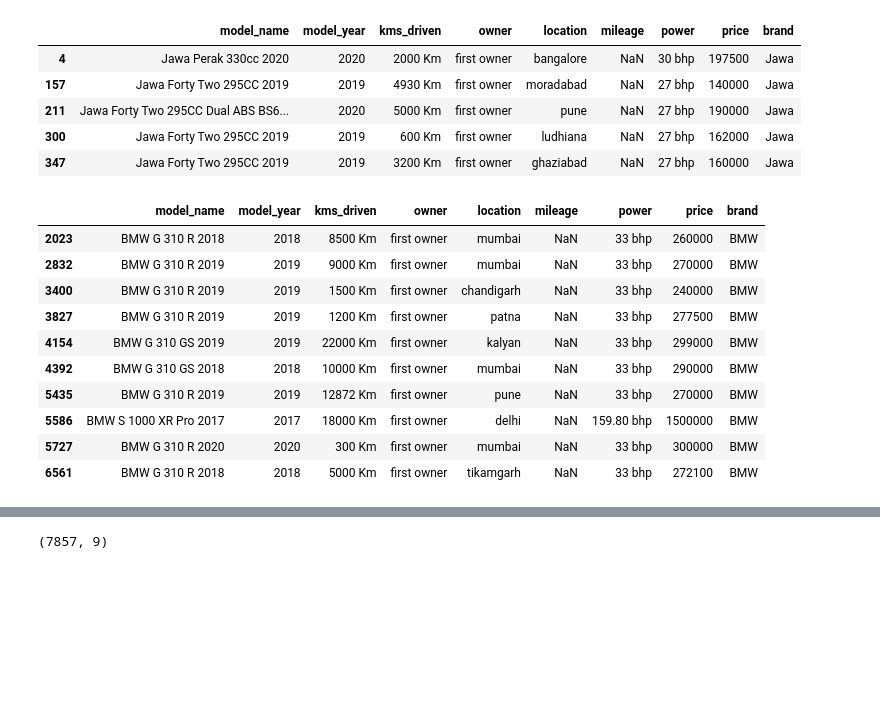
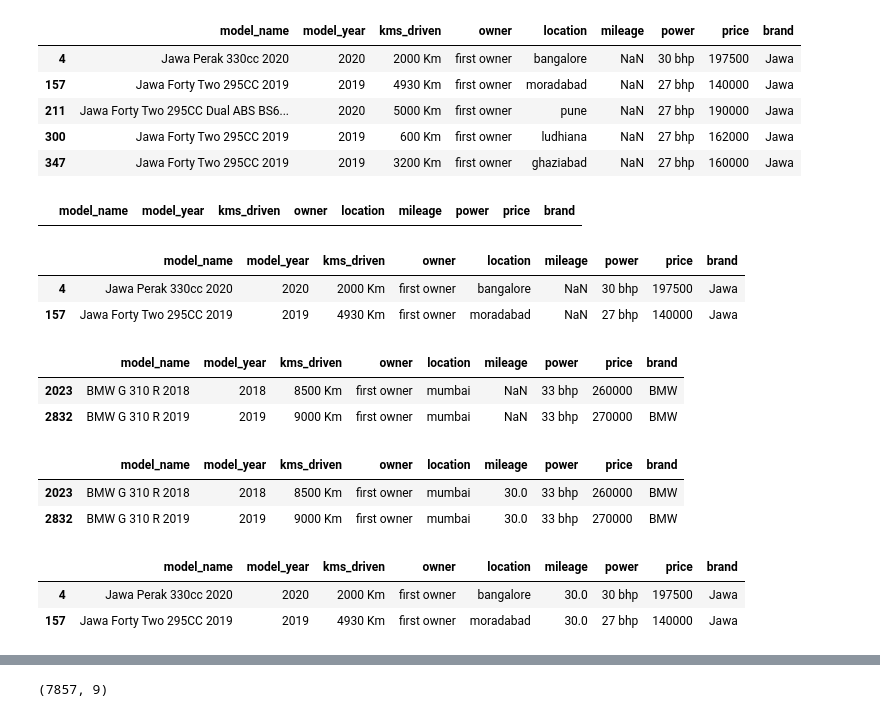
Before and after one commit to sushantkas/Pr-2-used-bikes, a Jupyter notebook: EDA.ipynb, the cells around one changed output, grey strips where cells are left out. Cells and saved outputs as stored; diff of their text form; code cells hidden in the pictures; blank space fills up the shorter version.

```diff
--- a/EDA.ipynb
+++ b/EDA.ipynb
@@ -244,17 +245,19 @@ bikes[bikes["brand"] == "Jawa"].head()
 | 211 | Jawa Forty Two 295CC Dual ABS BS6... | 2020 | 5000 Km | first owner | pune | NaN | 27 bhp | 190000 | Jawa |
 | 300 | Jawa Forty Two 295CC 2019 | 2019 | 600 Km | first owner | ludhiana | NaN | 27 bhp | 162000 | Jawa |
 | 347 | Jawa Forty Two 295CC 2019 | 2019 | 3200 Km | first owner | ghaziabad | NaN | 27 bhp | 160000 | Jawa |
+# %%
+bikes[bikes["mileage"].notnull()][bikes["brand"]== "Jawa"]
+# %% [output]
+|  | model_name | model_year | kms_driven | owner | location | mileage | power | price | brand |
+# %%
+bikes[bikes["brand"]== "Jawa"].head(2)
+# %% [output]
+|  | model_name | model_year | kms_driven | owner | location | mileage | power | price | brand |
+| 4 | Jawa Perak 330cc 2020 | 2020 | 2000 Km | first owner | bangalore | NaN | 30 bhp | 197500 | Jawa |
+| 157 | Jawa Forty Two 295CC 2019 | 2019 | 4930 Km | first owner | moradabad | NaN | 27 bhp | 140000 | Jawa |
 # %%
-bikes[bikes["brand"] == "BMW"]
+bikes[bikes["brand"] == "BMW"].head(2)
 # %% [output]
 |  | model_name | model_year | kms_driven | owner | location | mileage | power | price | brand |
 | 2023 | BMW G 310 R 2018 | 2018 | 8500 Km | first owner | mumbai | NaN | 33 bhp | 260000 | BMW |
 | 2832 | BMW G 310 R 2019 | 2019 | 9000 Km | first owner | mumbai | NaN | 33 bhp | 270000 | BMW |
-| 3400 | BMW G 310 R 2019 | 2019 | 1500 Km | first owner | chandigarh | NaN | 33 bhp | 240000 | BMW |
-| 3827 | BMW G 310 R 2019 | 2019 | 1200 Km | first owner | patna | NaN | 33 bhp | 277500 | BMW |
-| 4154 | BMW G 310 GS 2019 | 2019 | 22000 Km | first owner | kalyan | NaN | 33 bhp | 299000 | BMW |
-| 4392 | BMW G 310 GS 2018 | 2018 | 10000 Km | first owner | mumbai | NaN | 33 bhp | 290000 | BMW |
-| 5435 | BMW G 310 R 2019 | 2019 | 12872 Km | first owner | pune | NaN | 33 bhp | 270000 | BMW |
-| 5586 | BMW S 1000 XR Pro 2017 | 2017 | 18000 Km | first owner | delhi | NaN | 159.80 bhp | 1500000 | BMW |
-| 5727 | BMW G 310 R 2020 | 2020 | 300 Km | first owner | mumbai | NaN | 33 bhp | 300000 | BMW |
-| 6561 | BMW G 310 R 2018 | 2018 | 5000 Km | first owner | tikamgarh | NaN | 33 bhp | 272100 | BMW |
@@ -261,3 +266,15 @@ bikes[bikes["brand"] == "BMW"]
+# %%
+bikes[bikes["brand"] == "BMW"].head(2)
+# %% [output]
+|  | model_name | model_year | kms_driven | owner | location | mileage | power | price | brand |
+| 2023 | BMW G 310 R 2018 | 2018 | 8500 Km | first owner | mumbai | 30.0 | 33 bhp | 260000 | BMW |
+| 2832 | BMW G 310 R 2019 | 2019 | 9000 Km | first owner | mumbai | 30.0 | 33 bhp | 270000 | BMW |
+# %%
+bikes[bikes["brand"]== "Jawa"].head(2)
+# %% [output]
+|  | model_name | model_year | kms_driven | owner | location | mileage | power | price | brand |
+| 4 | Jawa Perak 330cc 2020 | 2020 | 2000 Km | first owner | bangalore | 30.0 | 30 bhp | 197500 | Jawa |
+| 157 | Jawa Forty Two 295CC 2019 | 2019 | 4930 Km | first owner | moradabad | 30.0 | 27 bhp | 140000 | Jawa |
 # %%
 bikes.describe()
 # %% [output]
```
Also changed, not shown: parts of 33 cells of this notebook.
